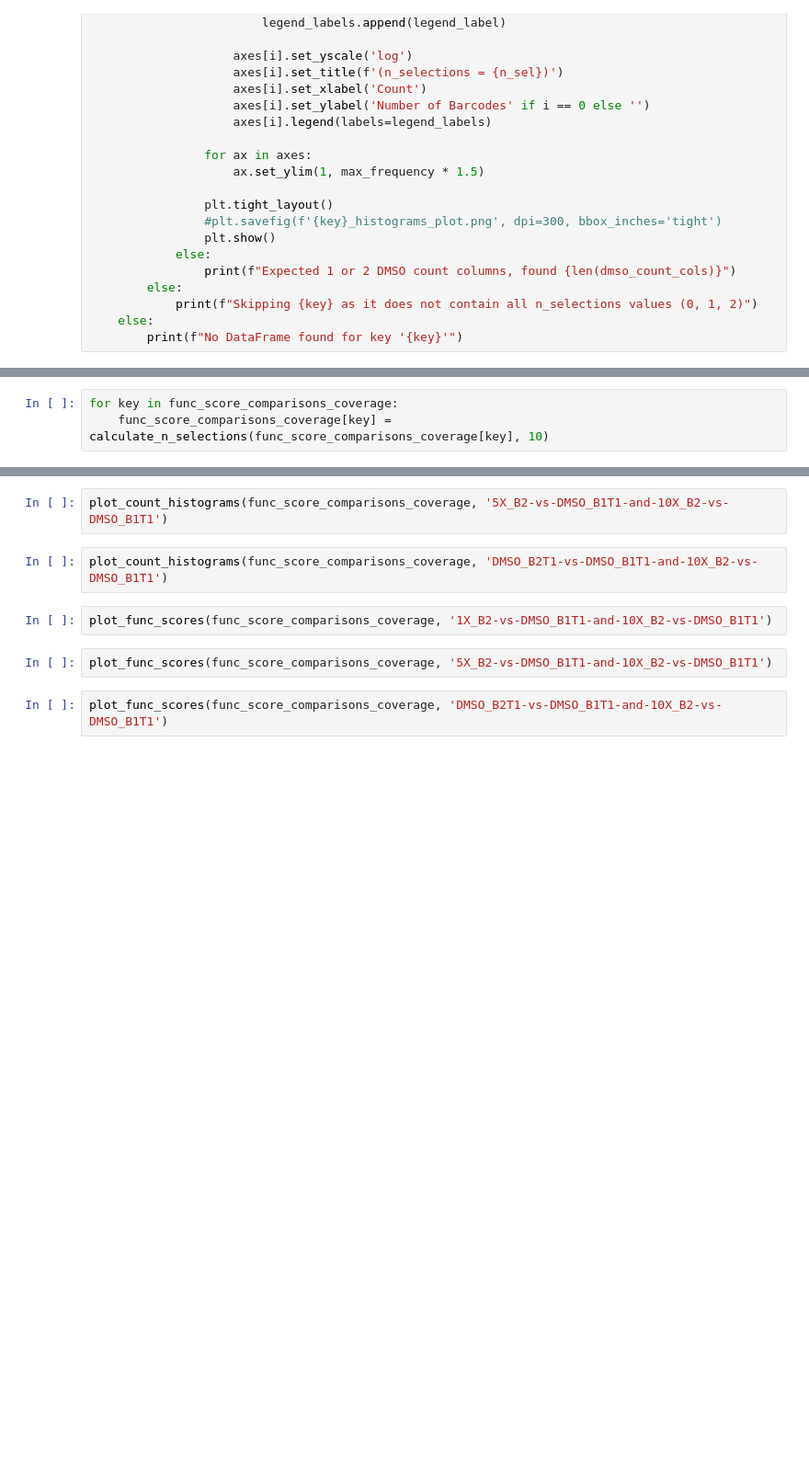
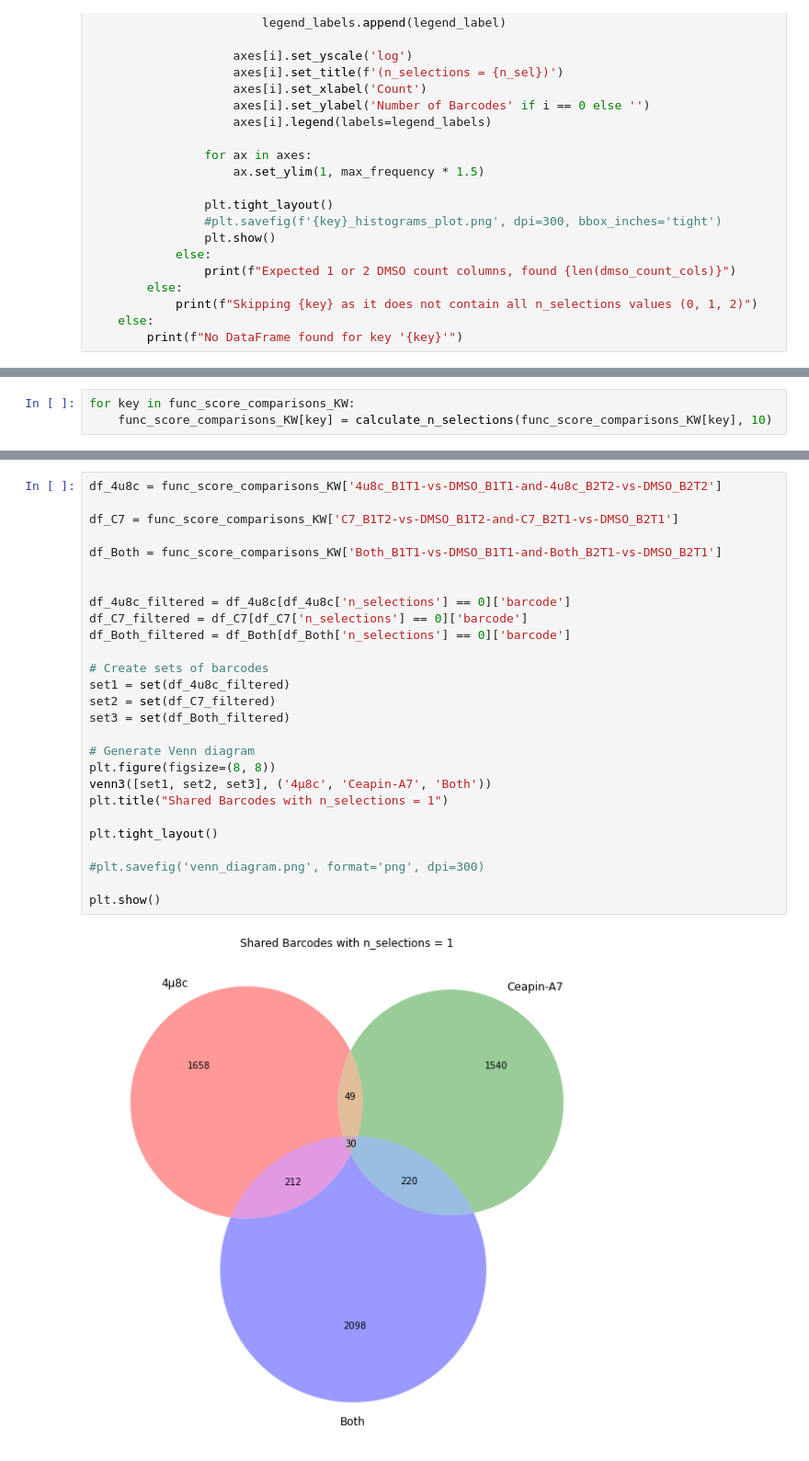
Before and after one commit to kwalcott97/kw_dms, a Jupyter notebook: Compare KW and BD func scores.ipynb, the cells around one changed output, grey strips where cells are left out. Shown at 92% size. Drawn from its saved outputs; the diff is of its cells as text; blank space fills up the shorter version.

Commit message:
vendiagram of barcodes in the grey pops

```diff
--- a/Compare KW and BD func scores.ipynb
+++ b/Compare KW and BD func scores.ipynb
@@ -539,3 +467,3 @@ plot_r2_vs_threshold(func_score_comparisons_coverage, '5X_B2-vs-DMSO_B1T1-and-10
 # %%
-for key in func_score_comparisons_coverage:
-    func_score_comparisons_coverage[key] = calculate_n_selections(func_score_comparisons_coverage[key], 10)
+for key in func_score_comparisons_KW:
+    func_score_comparisons_KW[key] = calculate_n_selections(func_score_comparisons_KW[key], 10)
@@ -556,10 +470,29 @@ plot_count_histograms(func_score_comparisons_coverage, '1X_B2-vs-DMSO_B1T1-and-1
-# %%
-plot_count_histograms(func_score_comparisons_coverage, '5X_B2-vs-DMSO_B1T1-and-10X_B2-vs-DMSO_B1T1')
-# %%
-plot_count_histograms(func_score_comparisons_coverage, 'DMSO_B2T1-vs-DMSO_B1T1-and-10X_B2-vs-DMSO_B1T1')
-# %%
-plot_func_scores(func_score_comparisons_coverage, '1X_B2-vs-DMSO_B1T1-and-10X_B2-vs-DMSO_B1T1')
-# %%
-plot_func_scores(func_score_comparisons_coverage, '5X_B2-vs-DMSO_B1T1-and-10X_B2-vs-DMSO_B1T1')
-# %%
-plot_func_scores(func_score_comparisons_coverage, 'DMSO_B2T1-vs-DMSO_B1T1-and-10X_B2-vs-DMSO_B1T1')
+# %%
+df_4u8c = func_score_comparisons_KW['4u8c_B1T1-vs-DMSO_B1T1-and-4u8c_B2T2-vs-DMSO_B2T2']
+
+df_C7 = func_score_comparisons_KW['C7_B1T2-vs-DMSO_B1T2-and-C7_B2T1-vs-DMSO_B2T1']
+
+df_Both = func_score_comparisons_KW['Both_B1T1-vs-DMSO_B1T1-and-Both_B2T1-vs-DMSO_B2T1']
+
+
+df_4u8c_filtered = df_4u8c[df_4u8c['n_selections'] == 0]['barcode']
+df_C7_filtered = df_C7[df_C7['n_selections'] == 0]['barcode']
+df_Both_filtered = df_Both[df_Both['n_selections'] == 0]['barcode']
+
+# Create sets of barcodes
+set1 = set(df_4u8c_filtered)
+set2 = set(df_C7_filtered)
+set3 = set(df_Both_filtered)
+
+# Generate Venn diagram
+plt.figure(figsize=(8, 8))
+venn3([set1, set2, set3], ('4µ8c', 'Ceapin-A7', 'Both'))
+plt.title("Shared Barcodes with n_selections = 1")
+
+plt.tight_layout()
+
+#plt.savefig('venn_diagram.png', format='png', dpi=300)
+
+plt.show()
+# %% [output]
+[figure, added]
```
Also changed, not shown: parts of 25 cells of this notebook, 1 other file.
